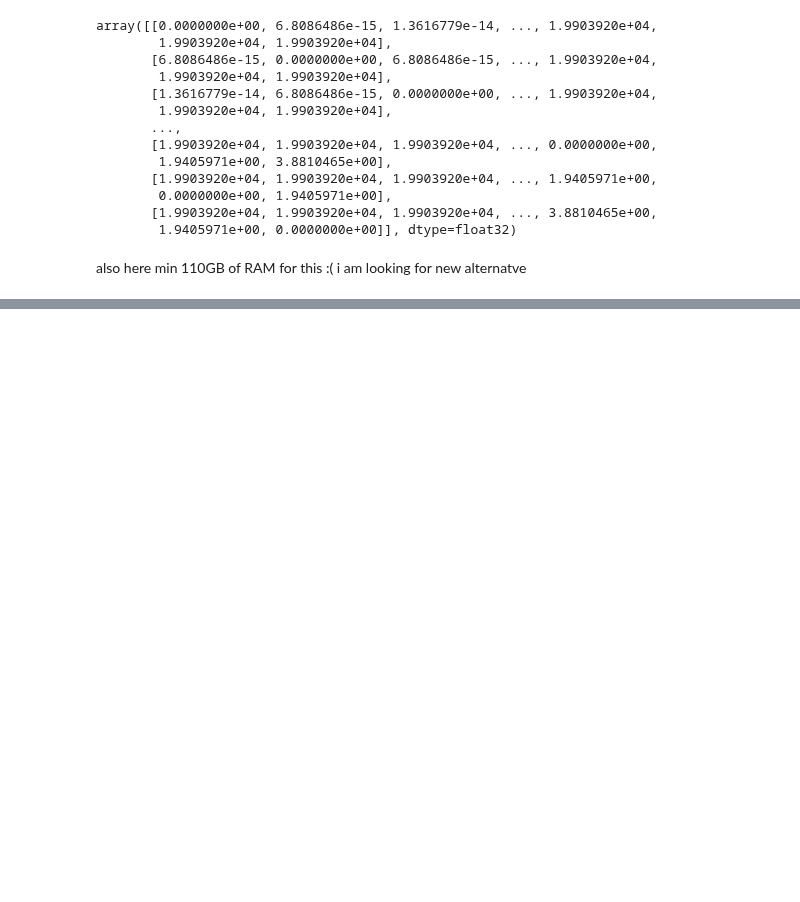
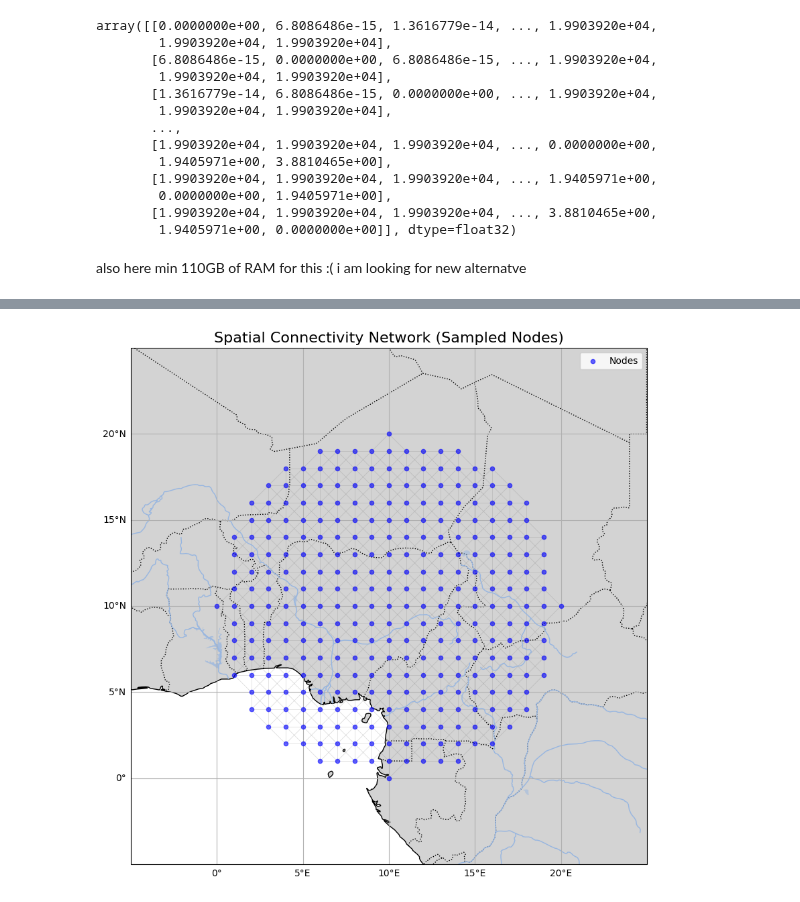
Before and after one commit to AdamPrzychodniPrivate/soil-water-forecasting, a Jupyter notebook: modeling-pipeline/notebooks/5. model_input_prep.ipynb, the cells around one changed output, grey strips where cells are left out. Saved outputs shown, nothing was run; the diff lists cells and outputs as text; code cells hidden in the pictures; blank space fills up the shorter version.

```diff
--- a/modeling-pipeline/notebooks/5. model_input_prep.ipynb
+++ b/modeling-pipeline/notebooks/5. model_input_prep.ipynb
@@ -444,11 +454,12 @@ also here min 110GB of RAM for this :( i am looking for new alternatve
 connectivity = dataset.get_connectivity(
     method='distance',
     threshold=0.1,
-    knn=4,
+    knn=8,
+    binary_weights=False,
     include_self=False,
     force_symmetric=True,
     layout="csr",
-    theta=50
+    # theta=50
 )
 # %%
 connectivity
@@ -478,3 +618,14 @@ plt.show()
+# %%
+# Plot the connectivity on a real geographical map
+plot_spatial_connectivity(
+    connectivity=sub_connectivity,
+    metadata=sub_metadata,
+    center_lon=central_lon,
+    center_lat=central_lat,
+    radius=sampling_radius
+)
+# %% [output]
+[figure, added]
 # %%
 import torch
 
```
Also changed, not shown: parts of 5 cells of this notebook, 1 other file.
